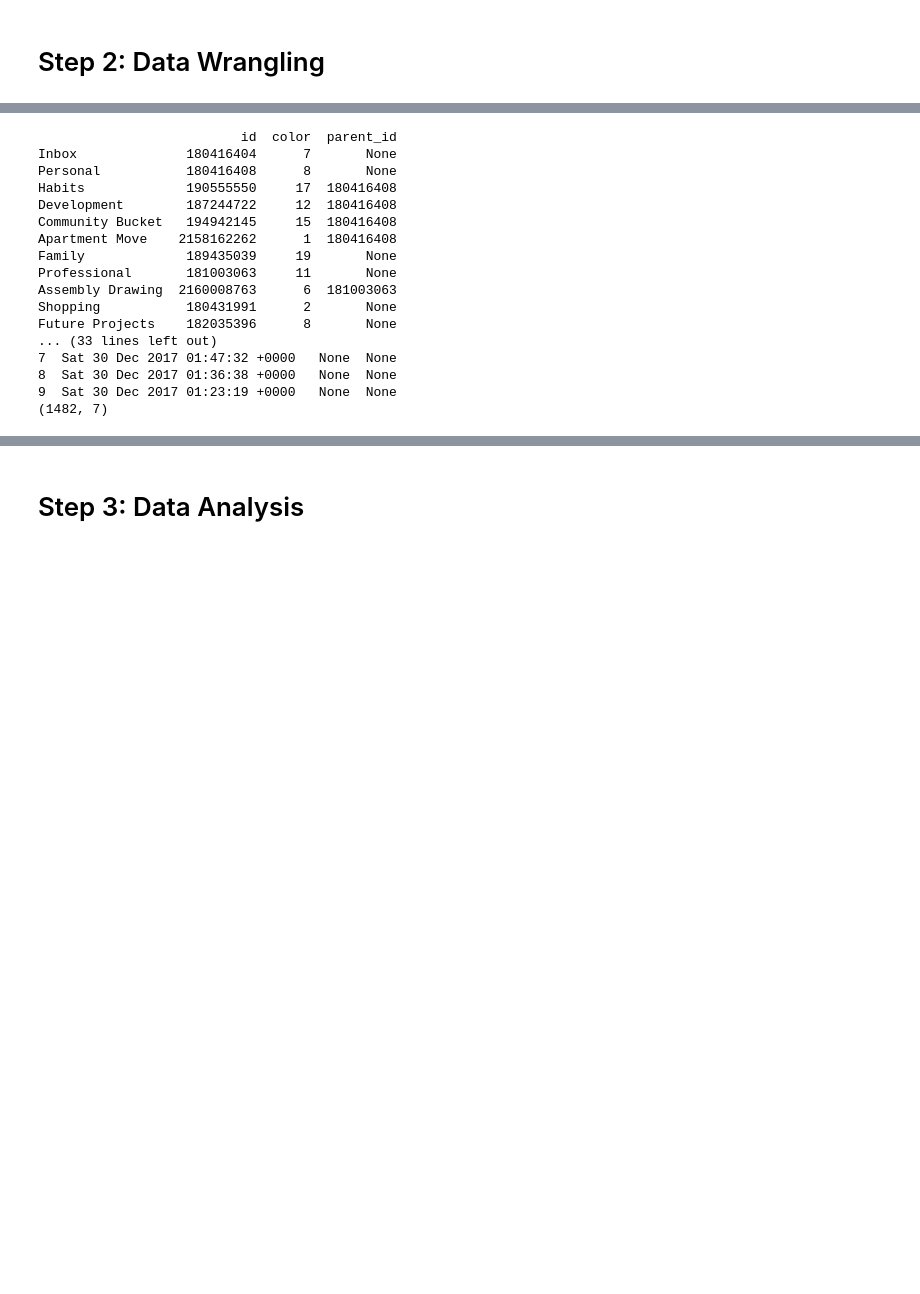
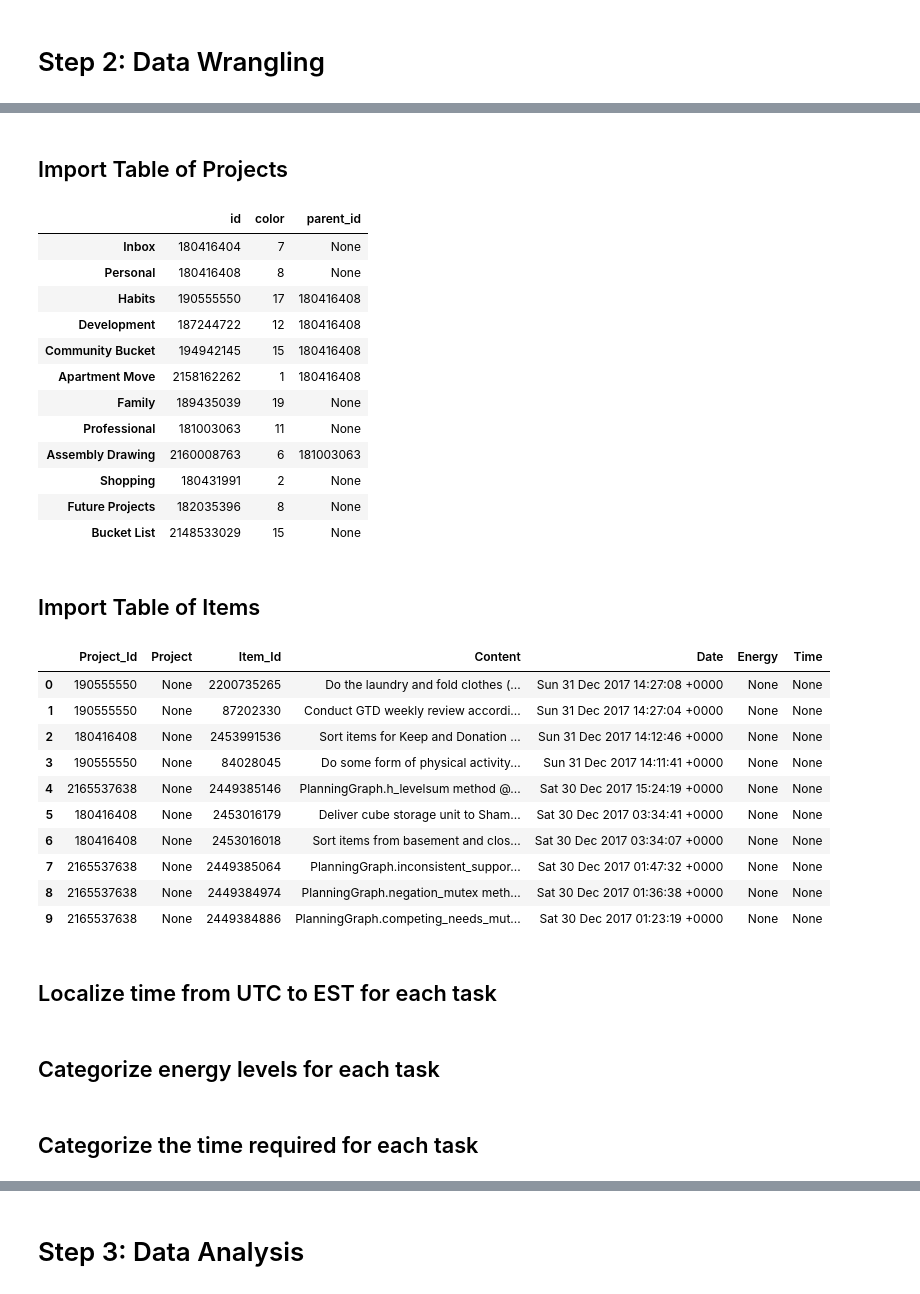
Before and after one commit to vijai747/ToDoistDashboard, a Jupyter notebook: ToDoist API Dashboard.ipynb, the cells around one changed output, grey strips where cells are left out. Saved outputs shown, nothing was run; the diff lists cells and outputs as text; code cells hidden in the pictures; blank space fills up the shorter version.

```diff
--- a/ToDoist API Dashboard.ipynb
+++ b/ToDoist API Dashboard.ipynb
@@ -136,23 +23,41 @@ print (itemTable.loc[0]["Date"])
+# %% [markdown]
+## Import Table of Projects
 # %%
-%run -i 'data_download.py'
+%run -i 'data_download_projects.py'
+projectTable
 # %% [output]
-                          id  color  parent_id
-Inbox              180416404      7       None
-Personal           180416408      8       None
-Habits             190555550     17  180416408
-Development        187244722     12  180416408
-Community Bucket   194942145     15  180416408
-Apartment Move    2158162262      1  180416408
-Family             189435039     19       None
-Professional       181003063     11       None
-Assembly Drawing  2160008763      6  181003063
-Shopping           180431991      2       None
-Future Projects    182035396      8       None
-... (33 lines left out)
-7  Sat 30 Dec 2017 01:47:32 +0000   None  None
-8  Sat 30 Dec 2017 01:36:38 +0000   None  None
-9  Sat 30 Dec 2017 01:23:19 +0000   None  None
-(1482, 7)
+|  | id | color | parent_id |
+| Inbox | 180416404 | 7 | None |
+| Personal | 180416408 | 8 | None |
+| Habits | 190555550 | 17 | 180416408 |
+| Development | 187244722 | 12 | 180416408 |
+| Community Bucket | 194942145 | 15 | 180416408 |
+| Apartment Move | 2158162262 | 1 | 180416408 |
+| Family | 189435039 | 19 | None |
+| Professional | 181003063 | 11 | None |
+| Assembly Drawing | 2160008763 | 6 | 181003063 |
+| Shopping | 180431991 | 2 | None |
+| Future Projects | 182035396 | 8 | None |
+| Bucket List | 2148533029 | 15 | None |
+# %% [markdown]
+## Import Table of Items
+# %%
+%run -i 'data_download_items.py'
+itemTable.head(10)
+# %% [output]
+|  | Project_Id | Project | Item_Id | Content | Date | Energy | Time |
+| 0 | 190555550 | None | 2200735265 | Do the laundry and fold clothes (... | Sun 31 Dec 2017 14:27:08 +0000 | None | None |
+| 1 | 190555550 | None | 87202330 | Conduct GTD weekly review accordi... | Sun 31 Dec 2017 14:27:04 +0000 | None | None |
+| 2 | 180416408 | None | 2453991536 | Sort items for Keep and Donation ... | Sun 31 Dec 2017 14:12:46 +0000 | None | None |
+| 3 | 190555550 | None | 84028045 | Do some form of physical activity... | Sun 31 Dec 2017 14:11:41 +0000 | None | None |
+| 4 | 2165537638 | None | 2449385146 | PlanningGraph.h_levelsum method @... | Sat 30 Dec 2017 15:24:19 +0000 | None | None |
+| 5 | 180416408 | None | 2453016179 | Deliver cube storage unit to Sham... | Sat 30 Dec 2017 03:34:41 +0000 | None | None |
+| 6 | 180416408 | None | 2453016018 | Sort items from basement and clos... | Sat 30 Dec 2017 03:34:07 +0000 | None | None |
+| 7 | 2165537638 | None | 2449385064 | PlanningGraph.inconsistent_suppor... | Sat 30 Dec 2017 01:47:32 +0000 | None | None |
+| 8 | 2165537638 | None | 2449384974 | PlanningGraph.negation_mutex meth... | Sat 30 Dec 2017 01:36:38 +0000 | None | None |
+| 9 | 2165537638 | None | 2449384886 | PlanningGraph.competing_needs_mut... | Sat 30 Dec 2017 01:23:19 +0000 | None | None |
+# %% [markdown]
+## Localize time from UTC to EST for each task
 # %%
 def localize_time(api_time, myTimeZone):
     """Convert timezone from UTC to local.
@@ -179,3 +88,5 @@ def parse_full_date(local_date):
+# %% [markdown]
+## Categorize energy levels for each task
 # %%
 def energy_level(content):
     """Categorizes task by energy label.
@@ -196,3 +113,5 @@ def energy_level(content):
+# %% [markdown]
+## Categorize the time required for each task
 # %%
 def time_effort(content):
     """Categorizes task by time label.
```
Also changed, not shown: parts of 24 cells of this notebook.
